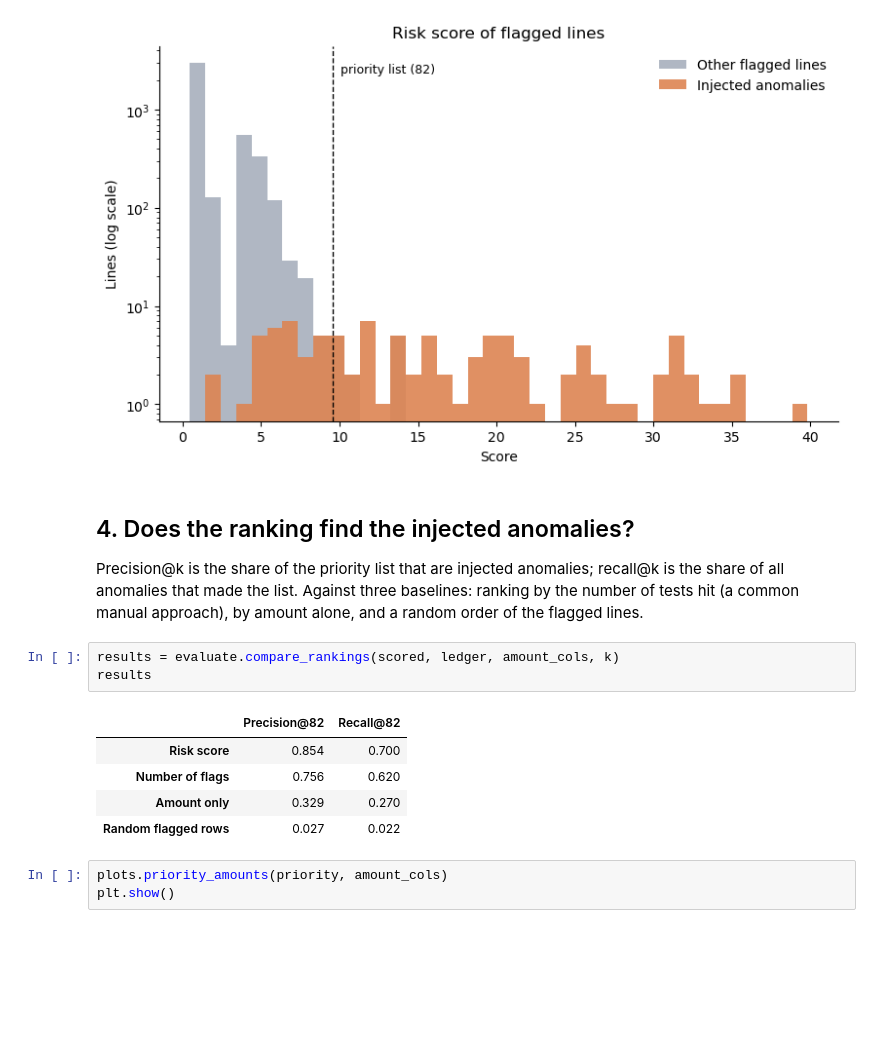
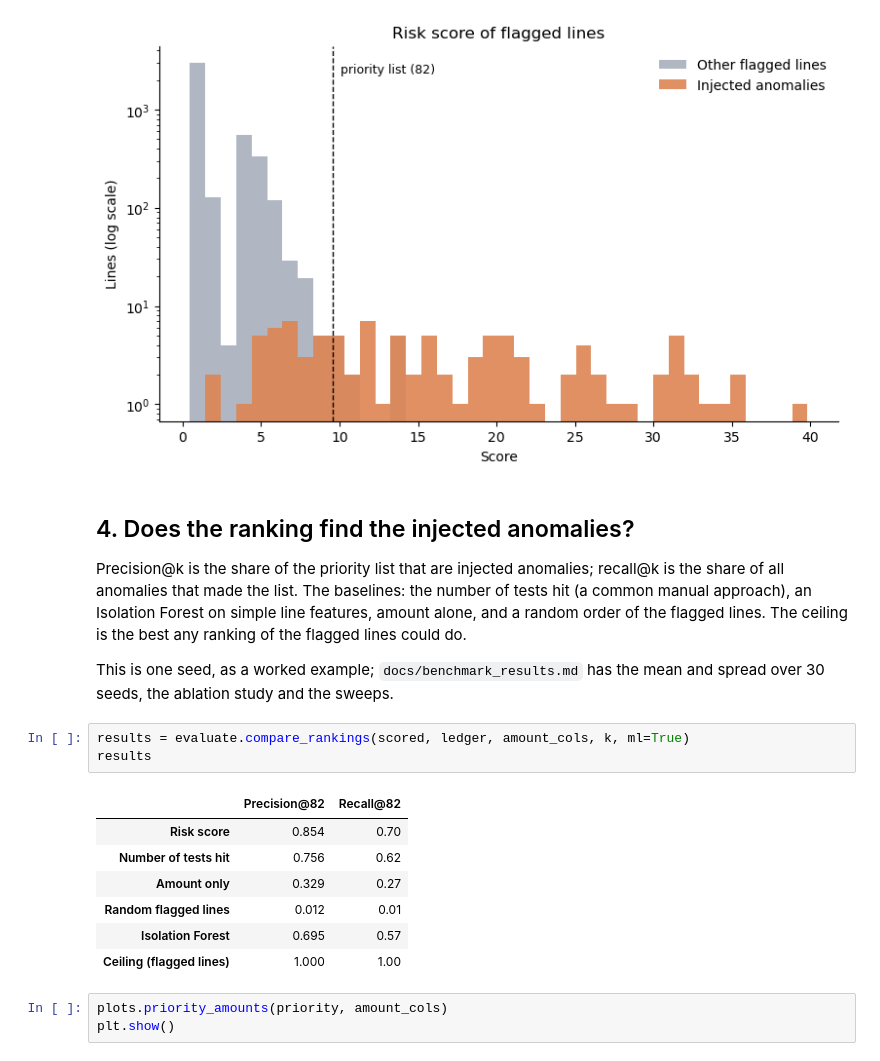
Before and after one commit to luke-menezes/gl-risk-scoring, a Jupyter notebook: notebooks/demo.ipynb, the cells around one changed output. Drawn from its saved outputs; the diff is of its cells as text; blank space fills up the shorter version.

```diff
--- a/notebooks/demo.ipynb
+++ b/notebooks/demo.ipynb
@@ -134,17 +147,23 @@ plt.show()
 ## 4. Does the ranking find the injected anomalies?
 
 Precision@k is the share of the priority list that are injected anomalies; recall@k is the share
-of all anomalies that made the list. Against three baselines: ranking by the number of tests hit
-(a common manual approach), by amount alone, and a random order of the flagged lines.
+of all anomalies that made the list. The baselines: the number of tests hit (a common manual
+approach), an Isolation Forest on simple line features, amount alone, and a random order of the
+flagged lines. The ceiling is the best any ranking of the flagged lines could do.
+
+This is one seed, as a worked example; `docs/benchmark_results.md` has the mean and spread over 30
+seeds, the ablation study and the sweeps.
 # %%
-results = evaluate.compare_rankings(scored, ledger, amount_cols, k)
+results = evaluate.compare_rankings(scored, ledger, amount_cols, k, ml=True)
 results
 # %% [output]
 |  | Precision@82 | Recall@82 |
-| Risk score | 0.854 | 0.700 |
-| Number of flags | 0.756 | 0.620 |
-| Amount only | 0.329 | 0.270 |
-| Random flagged rows | 0.027 | 0.022 |
+| Risk score | 0.854 | 0.70 |
+| Number of tests hit | 0.756 | 0.62 |
+| Amount only | 0.329 | 0.27 |
+| Random flagged lines | 0.012 | 0.01 |
+| Isolation Forest | 0.695 | 0.57 |
+| Ceiling (flagged lines) | 1.000 | 1.00 |
 # %%
 plots.priority_amounts(priority, amount_cols)
 plt.show()
```
Also changed, not shown: parts of 4 cells of this notebook, 5 other files.
